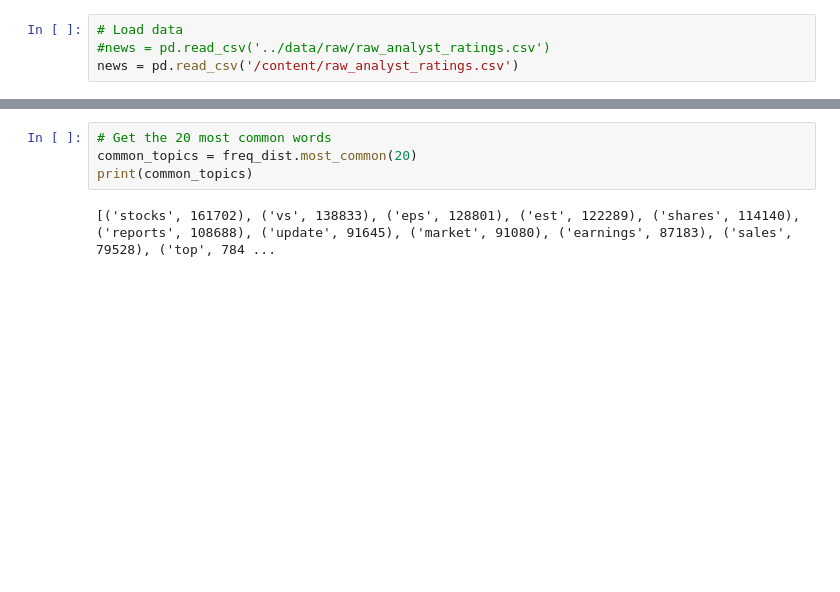
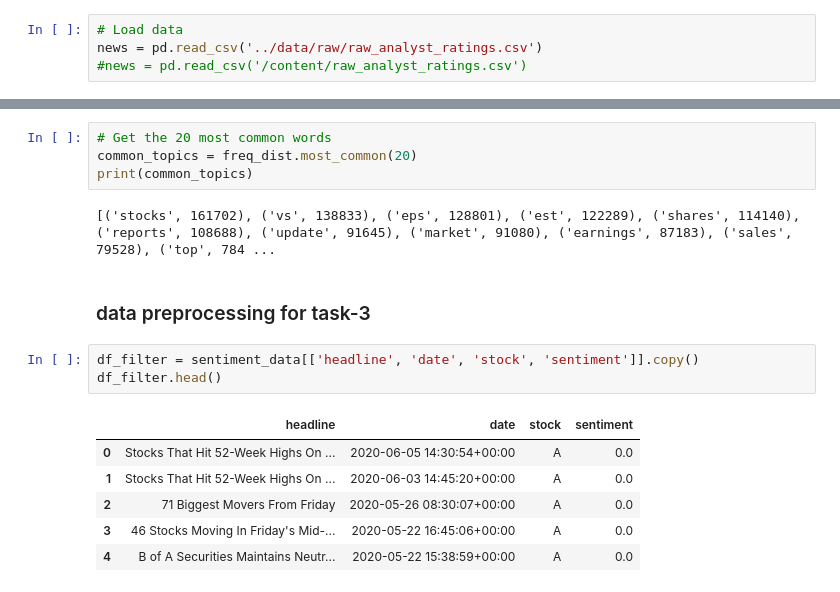
Before and after one commit to yosef-zewdu/StockSentimentCorrelation, a Jupyter notebook: notebooks/sentimenta.ipynb, the cells around one changed output, grey strips where cells are left out. Saved outputs shown, nothing was run; the diff lists cells and outputs as text; blank space fills up the shorter version.

Commit message:
data preprocessing

```diff
--- a/notebooks/sentimenta.ipynb
+++ b/notebooks/sentimenta.ipynb
@@ -51,8 +51,8 @@ for filename, df in dfs.items():
 dict_keys(['raw_analyst_ratings'])
 # %%
 # Load data
-#news = pd.read_csv('../data/raw/raw_analyst_ratings.csv')
-news = pd.read_csv('/content/raw_analyst_ratings.csv')
+news = pd.read_csv('../data/raw/raw_analyst_ratings.csv')
+#news = pd.read_csv('/content/raw_analyst_ratings.csv')
 # %% [markdown]
 ### Descriptive Statistics
 # %%
@@ -512,3 +520,15 @@ common_topics = freq_dist.most_common(20)
 print(common_topics)
 # %% [output]
 [('stocks', 161702), ('vs', 138833), ('eps', 128801), ('est', 122289), ('shares', 114140), ('reports', 108688), ('update', 91645), ('market', 91080), ('earnings', 87183), ('sales', 79528), ('top', 784 ...
+# %% [markdown]
+###  data preprocessing for task-3
+# %%
+df_filter = sentiment_data[['headline', 'date', 'stock', 'sentiment']].copy()
+df_filter.head()
+# %% [output]
+|  | headline | date | stock | sentiment |
+| 0 | Stocks That Hit 52-Week Highs On ... | 2020-06-05 14:30:54+00:00 | A | 0.0 |
+| 1 | Stocks That Hit 52-Week Highs On ... | 2020-06-03 14:45:20+00:00 | A | 0.0 |
+| 2 | 71 Biggest Movers From Friday | 2020-05-26 08:30:07+00:00 | A | 0.0 |
+| 3 | 46 Stocks Moving In Friday's Mid-... | 2020-05-22 16:45:06+00:00 | A | 0.0 |
+| 4 | B of A Securities Maintains Neutr... | 2020-05-22 15:38:59+00:00 | A | 0.0 |
```
Also changed, not shown: parts of 10 cells of this notebook.
